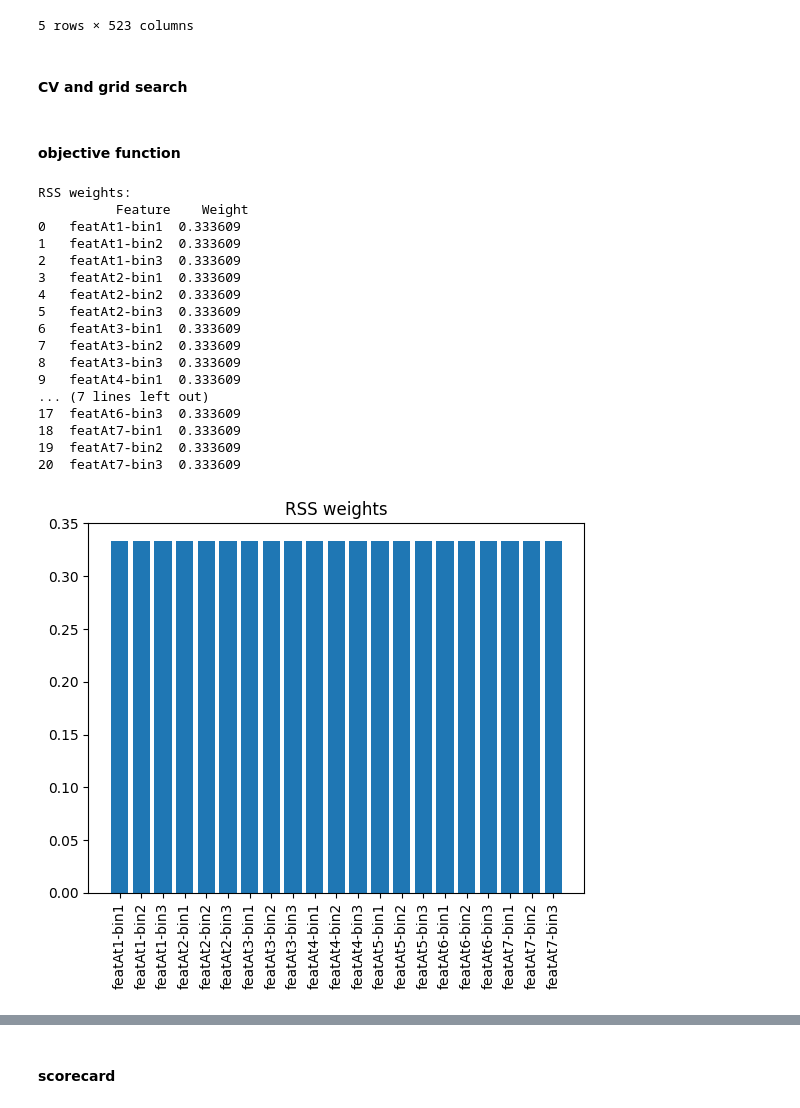
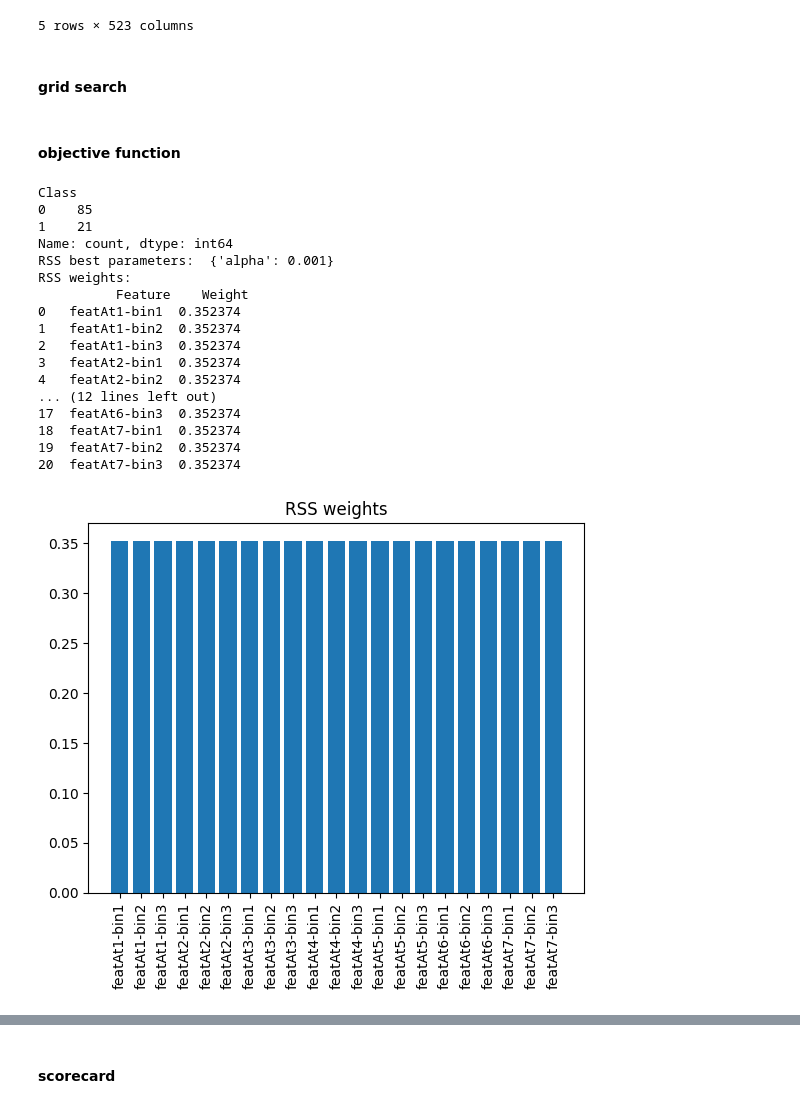
Before and after one commit to mafits/opt-ordinal-scorecards, a Jupyter notebook: diff-scorecards.ipynb, the cells around one changed output, grey strips where cells are left out. Cells and saved outputs as stored; diff of their text form; code cells hidden in the pictures.

```diff
--- a/diff-scorecards.ipynb
+++ b/diff-scorecards.ipynb
@@ -446,7 +447,7 @@ app_X_disc_infbins_diffcod.head()
 | 4 | 1 | 1 | 1 | 1 | 1 | 1 | 1 | ... |
 5 rows × 523 columns
 # %% [markdown]
-#### CV and grid search
+#### grid search
 # %%
 def grid_search(model, X, y, param_grid, cv=10):
     grid_search = GridSearchCV(estimator=model, param_grid=param_grid, cv=cv)
@@ -463,44 +464,47 @@ def get_weights(model, disc_X, y):
     return weights_df
 # %%
 # RSS
+
 def rss(X, y):
-    # linear_regression = LinearRegression()
     linear_regression = Lasso()
-    param_grid = {'alpha': [0.01, 0.1, 0.4, 0.6, 0.9, 0.99]}
+    #linear_regression = ElasticNet()
+    param_grid = {'alpha': [0.001, 0.01, 0.1, 0.4, 0.6, 0.9, 0.99, 1.0]} #, 'l1_ratio': [0.01, 0.1, 0.4, 0.6, 0.9, 0.99, 1.0]}
     grid_search_rss = grid_search(linear_regression, X, y, param_grid)
+    print("RSS best parameters: ", grid_search_rss.best_params_)
     best_model_rss = grid_search_rss.best_estimator_
     weights_rss = get_weights(best_model_rss, X, y)
     print("RSS weights:\n", weights_rss)
 
     # plot
     plt.figure()
     plt.bar(weights_rss['Feature'], weights_rss['Weight'])
     plt.xticks(rotation=90)
     plt.title('RSS weights')
     plt.show()
 
-    return weights_rss
+    return best_model_rss, weights_rss
 
-app_weights_rss = rss(disc_app_X, app_y)
+print(app_y.value_counts())
+rss_model, app_weights_rss = rss(disc_app_X, app_y)
 # %% [output]
+Class
+0    85
+1    21
+Name: count, dtype: int64
+RSS best parameters:  {'alpha': 0.001}
 RSS weights:
           Feature    Weight
-0   featAt1-bin1  0.333609
-1   featAt1-bin2  0.333609
-2   featAt1-bin3  0.333609
-3   featAt2-bin1  0.333609
-4   featAt2-bin2  0.333609
-5   featAt2-bin3  0.333609
-6   featAt3-bin1  0.333609
-7   featAt3-bin2  0.333609
-8   featAt3-bin3  0.333609
-9   featAt4-bin1  0.333609
-... (7 lines left out)
-17  featAt6-bin3  0.333609
-18  featAt7-bin1  0.333609
-19  featAt7-bin2  0.333609
-20  featAt7-bin3  0.333609
+0   featAt1-bin1  0.352374
+1   featAt1-bin2  0.352374
+2   featAt1-bin3  0.352374
+3   featAt2-bin1  0.352374
+4   featAt2-bin2  0.352374
+... (12 lines left out)
+17  featAt6-bin3  0.352374
+18  featAt7-bin1  0.352374
+19  featAt7-bin2  0.352374
+20  featAt7-bin3  0.352374
-[figure, old version]
+[figure, new version]
 # %%
 # maximum likelihood (GLM with binomial response and logit link function)
 def max_likelihood(X, y):
```
Also changed, not shown: parts of 20 cells of this notebook, 3 other files.
